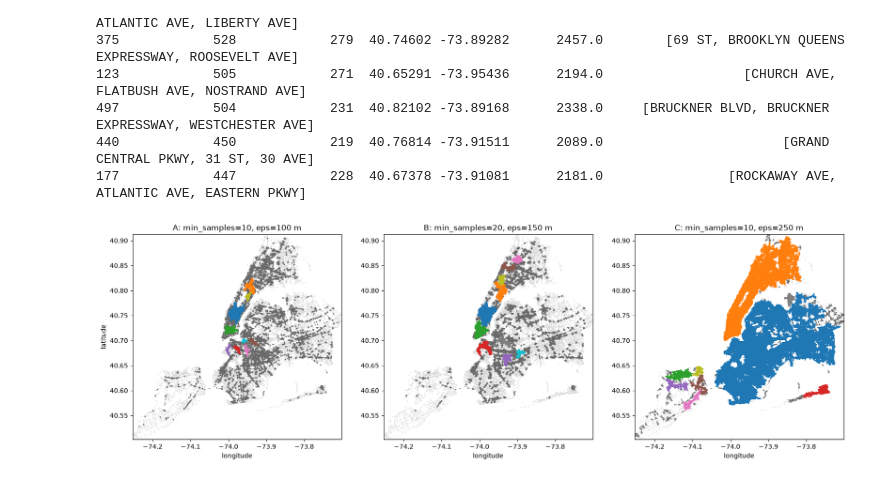
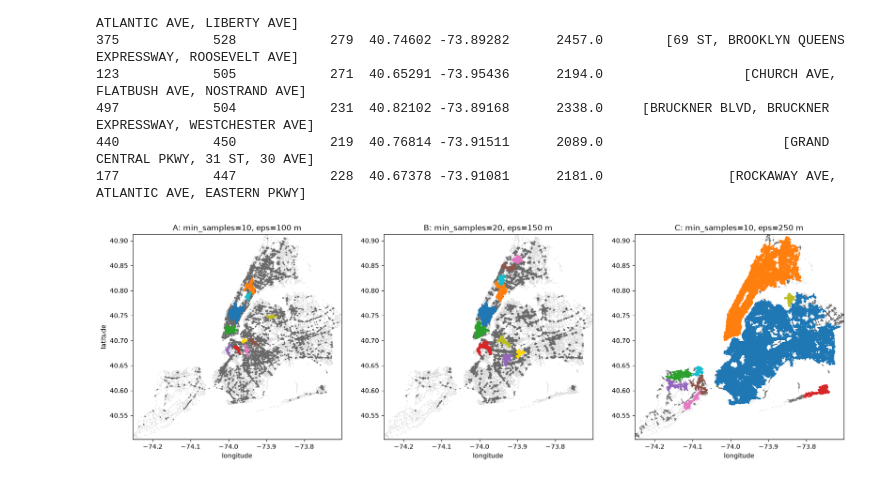
Before and after one commit to GuilhermeLuizRibeiro/dbscan-acidentes, a Jupyter notebook: notebooks/dbscan-acidentes.ipynb, the cells around one changed output. Drawn from its saved outputs; the diff is of its cells as text; code cells hidden in the pictures.

Commit message:
refactor: Adiciona comentários e altera a cor de um dos clusters do mapa que era dificil visualizar

```diff
--- a/notebooks/dbscan-acidentes.ipynb
+++ b/notebooks/dbscan-acidentes.ipynb
@@ -391,33 +391,35 @@ cluster
 177            447            228  40.67378 -73.91081      2181.0                [ROCKAWAY AVE, ATLANTIC AVE, EASTERN PKWY]
 # %%
 labC, resC = resumo_clusters(10, 250)
+
+cores_top = [plt.cm.tab10(i) for i in (0, 1, 2, 3, 4, 5, 6, 8, 9)] + ["gold"]
 
 def plotar(ax, lab, res, titulo, top=10):
     ruido = lab == -1
     top_ids = res.index[:top]
     outros = (~ruido) & (~np.isin(lab, top_ids))
 
     ax.scatter(contagem.longitude[ruido], contagem.latitude[ruido],
                s=1, c="lightgray", linewidths=0)
     ax.scatter(contagem.longitude[outros], contagem.latitude[outros],
                s=2, c="dimgray", linewidths=0)
-    for cor, cid in zip(plt.cm.tab10(np.arange(top)), top_ids):
+    for cor, cid in zip(cores_top, top_ids):
         m = lab == cid
         ax.scatter(contagem.longitude[m], contagem.latitude[m],
                    s=5, color=cor, linewidths=0)
 
     ax.set_title(titulo)
     ax.set_xlim(contagem.longitude.min(), contagem.longitude.max())
     ax.set_ylim(contagem.latitude.min(), contagem.latitude.max())
     ax.set_aspect(1 / np.cos(np.radians(40.73)))
     ax.set_xlabel("longitude")
 
 fig, axs = plt.subplots(1, 3, figsize=(20, 8))
 plotar(axs[0], labA, resA, "A: min_samples=10, eps=100 m")
 plotar(axs[1], labB, resB, "B: min_samples=20, eps=150 m")
 plotar(axs[2], labC, resC, "C: min_samples=10, eps=250 m")
 axs[0].set_ylabel("latitude")
 
 fig.savefig("../resultados/figuras/mapas_abc.png", dpi=150, bbox_inches="tight")
 # %% [output]
-[figure, old version]
+[figure, new version]
```
Also changed, not shown: parts of 12 cells of this notebook, 1 other file.
